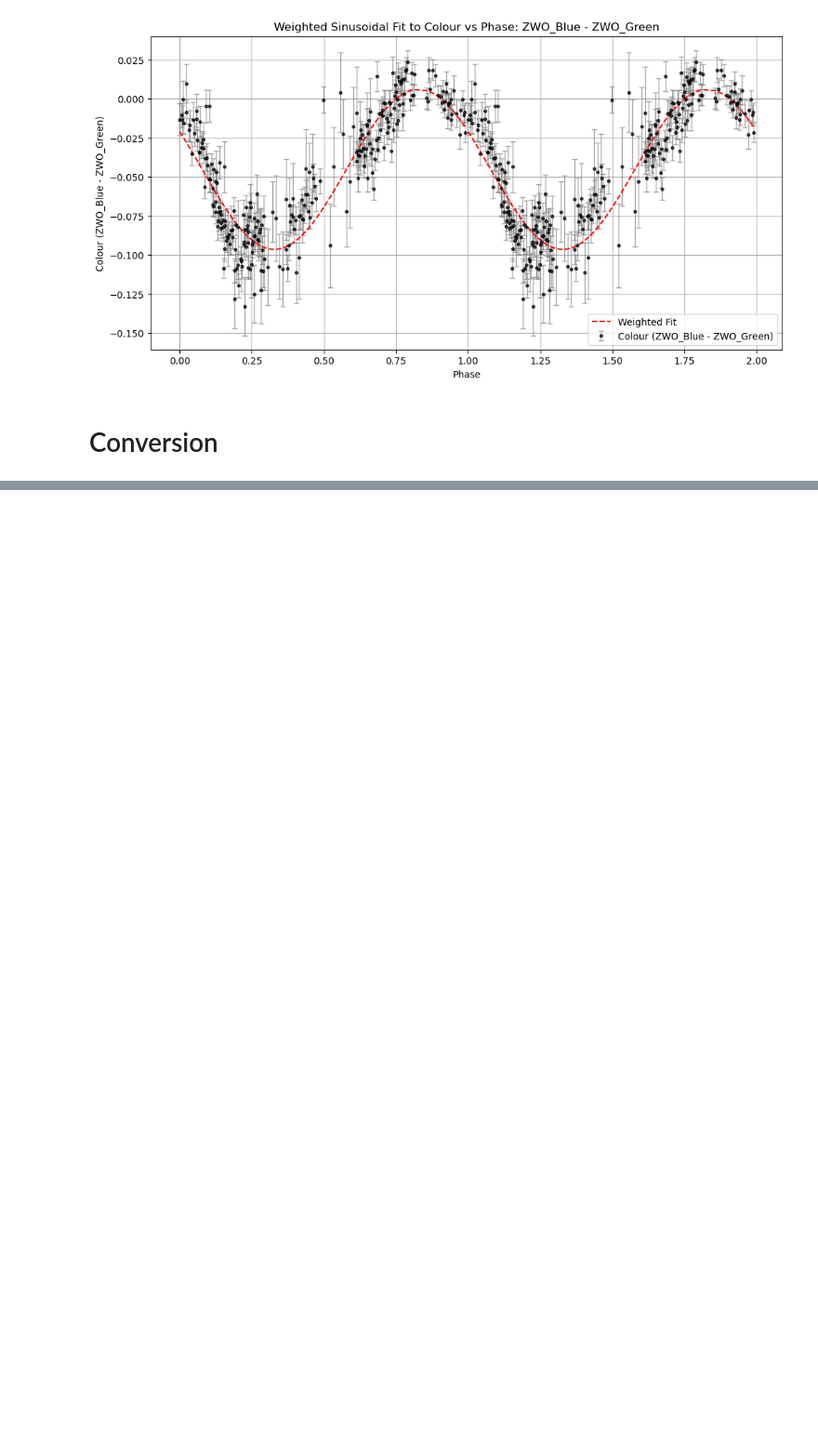
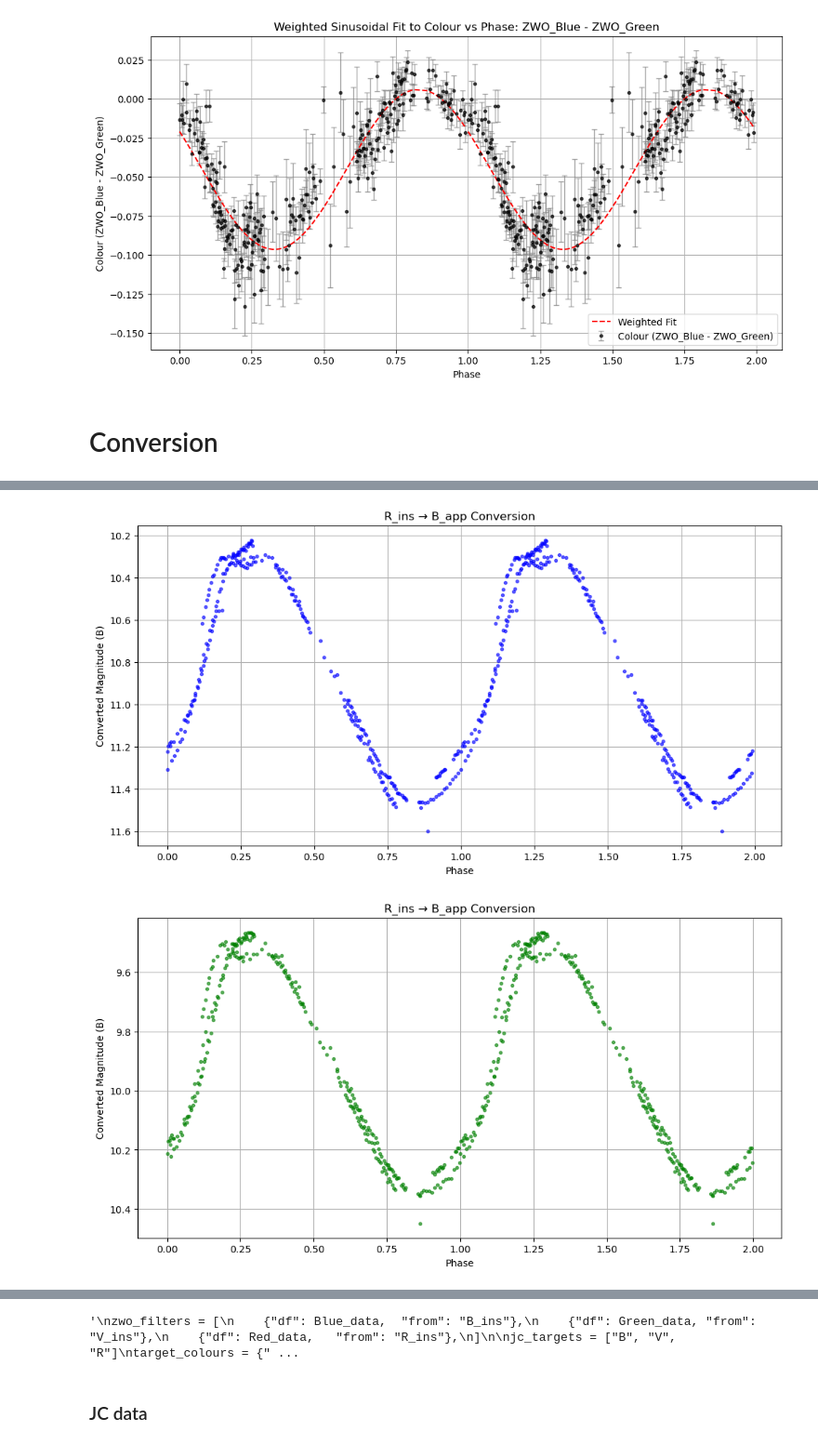
Before and after one commit to Jake-Land/MPhys_Project-Variable_Stars, a Jupyter notebook: S_filter_conversions.ipynb, the cells around one changed output, grey strips where cells are left out. Shown: that part at 93% size. Cells and saved outputs as stored; diff of their text form; code cells hidden in the pictures; blank space fills up the shorter version.

```diff
--- a/S_filter_conversions.ipynb
+++ b/S_filter_conversions.ipynb
@@ -276,0 +326,12 @@ for zwo in zwo_filters:
+# %%
+plot = True
+
+# Filter a, b and c constants
+calibrate_constants = pd.read_csv("data/conversion_data/all_ZWO_calibration_factors.csv")
+
+Blue_data  = calibrate_and_plot(Blue_data, calibrate_constants, 'Blue-Green', 'R_ins',  'B', plot, colour='b')
+Green_data = calibrate_and_plot(Green_data, calibrate_constants, 'Blue-Green', 'R_ins', 'B', plot, colour='g')
+Red_data   = calibrate_and_plot(Red_data, calibrate_constants, 'Blue-Green', 'R_ins',   'B', plot, colour='r')
+# %% [output]
+[figure, added]
+[figure, added]
@@ -276,0 +339,27 @@ for zwo in zwo_filters:
+# %%
+"""
+zwo_filters = [
+    {"df": Blue_data,  "from": "B_ins"},
+    {"df": Green_data, "from": "V_ins"},
+    {"df": Red_data,   "from": "R_ins"},
+]
+
+jc_targets = ["B", "V", "R"]
+target_colours = {"B": "b", "V": "g", "R": "r"}
+
+for zwo in zwo_filters:
+    for target in jc_targets:
+        calibrate_and_plot(
+            zwo["df"],
+            calibrate_constants,
+            'Blue-Green',   # colour_calc
+            zwo["from"],   # old_filter
+            target,        # new_filter
+            plot=True,
+            colour=target_colours[target]
+        )
+"""
+# %% [output]
+'\nzwo_filters = [\n    {"df": Blue_data,  "from": "B_ins"},\n    {"df": Green_data, "from": "V_ins"},\n    {"df": Red_data,   "from": "R_ins"},\n]\n\njc_targets = ["B", "V", "R"]\ntarget_colours = {" ...
+# %% [markdown]
+### JC data
```
Also changed, not shown: parts of 12 cells of this notebook.
